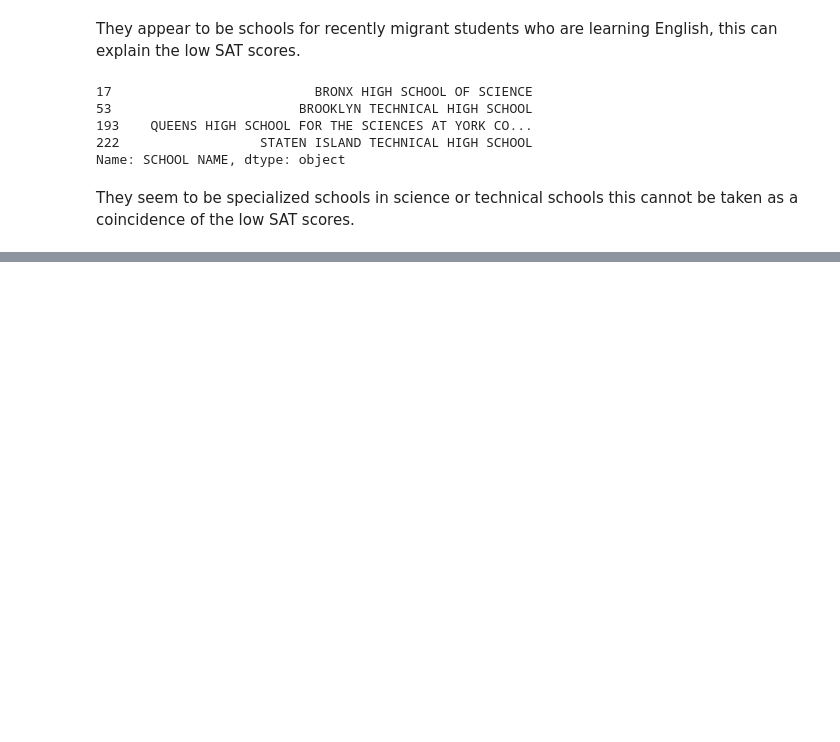
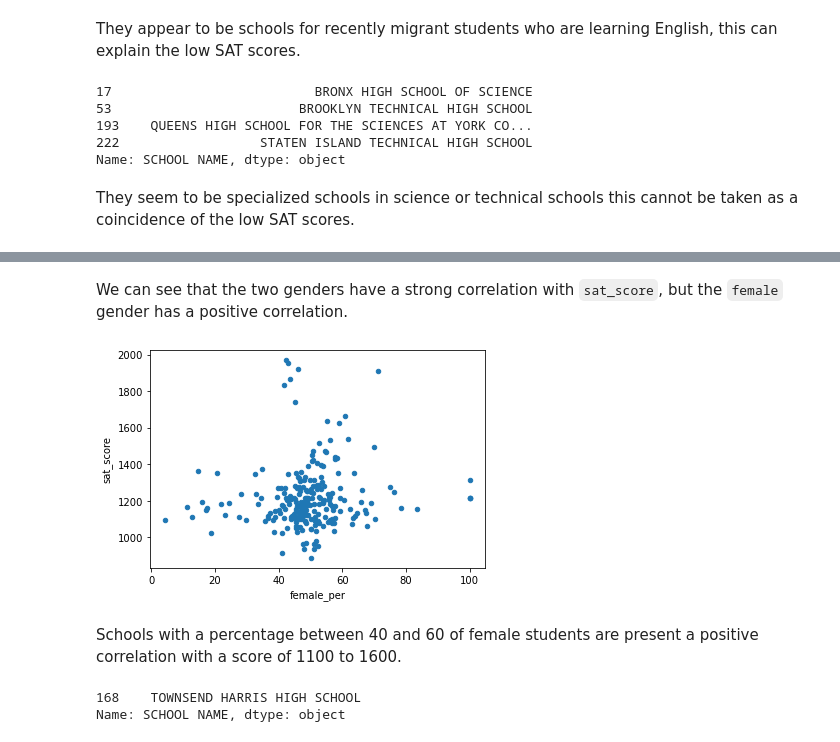
Before and after one commit to aguirredaniel/dataquest-projects, a Jupyter notebook: Analyzing_NYC_High_School_Data/Schools.ipynb, the cells around one changed output, grey strips where cells are left out. Saved outputs shown, nothing was run; the diff lists cells and outputs as text; code cells hidden in the pictures; blank space fills up the shorter version.

```diff
--- a/Analyzing_NYC_High_School_Data/Schools.ipynb
+++ b/Analyzing_NYC_High_School_Data/Schools.ipynb
@@ -269,0 +282,15 @@ They seem to be specialized schools in science or technical schools this cannot
+# %% [markdown]
+We can see that the two genders have a strong correlation with `sat_score`, but the `female` gender has a positive correlation.
+# %%
+combined.plot(kind='scatter', y='sat_score', x='female_per')
+plt.show()
+# %% [output]
+[figure, added]
+# %% [markdown]
+Schools with a percentage between 40 and 60 of female students are present a positive correlation with a score of 1100 to 1600.
+# %%
+female = combined[(combined['female_per'] > 60.0) & (combined['sat_score'] > 1700)]
+female['SCHOOL NAME']
+# %% [output]
+168    TOWNSEND HARRIS HIGH SCHOOL
+Name: SCHOOL NAME, dtype: object
```
Also changed, not shown: parts of 2 cells of this notebook.
